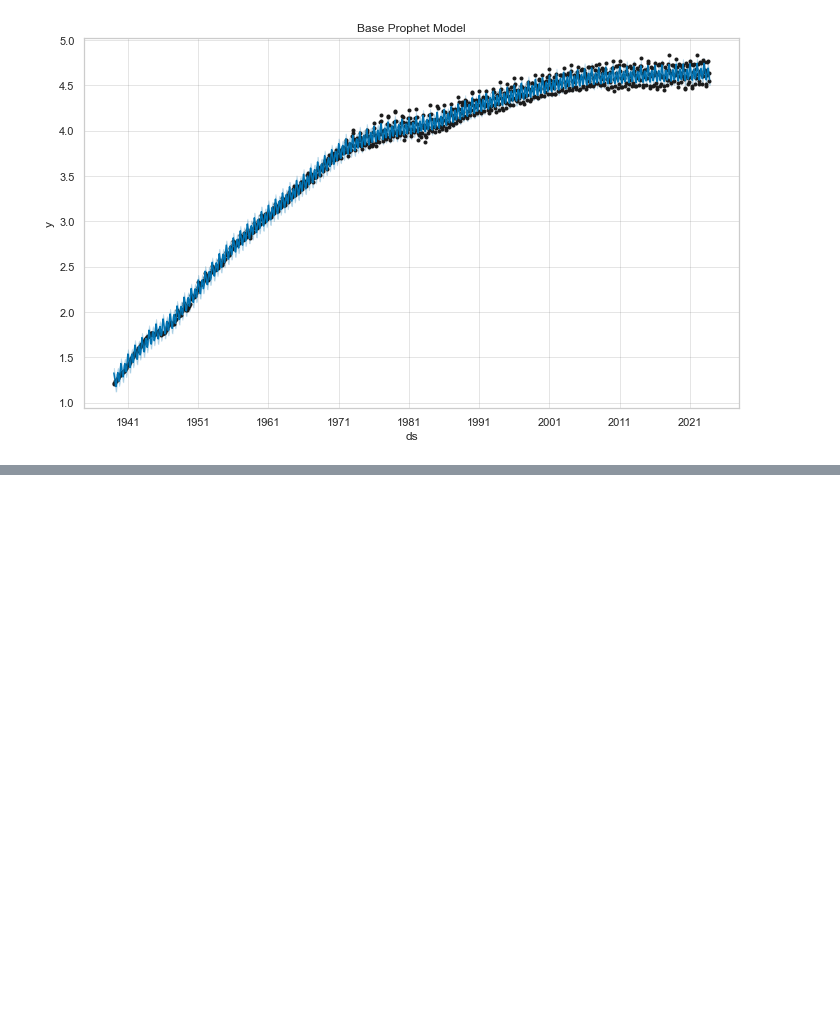
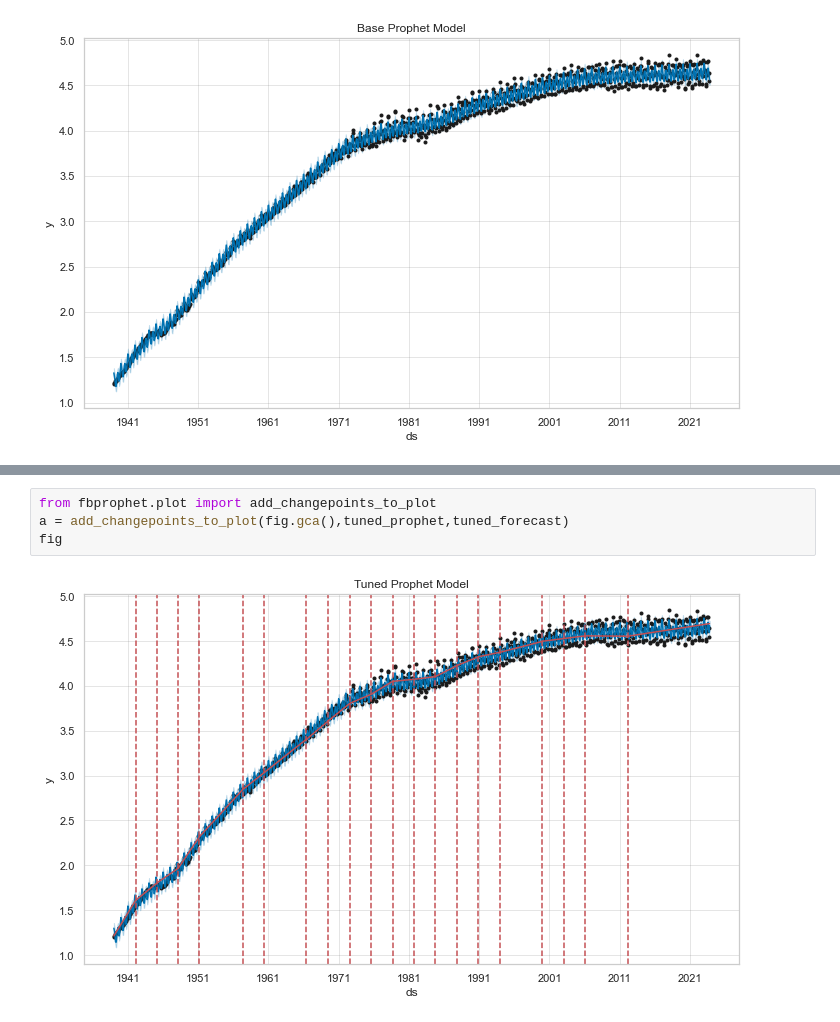
Before and after one commit to DennisMuendo/dsc-project-phase-4, a Jupyter notebook: Energy Prediction.ipynb, the cells around one changed output, grey strips where cells are left out. Saved outputs shown, nothing was run; the diff lists cells and outputs as text; blank space fills up the shorter version.

```diff
--- a/Energy Prediction.ipynb
+++ b/Energy Prediction.ipynb
@@ -750,0 +760,6 @@ Text(0.5, 1.0, 'Base Prophet Model')
+# %%
+from fbprophet.plot import add_changepoints_to_plot
+a = add_changepoints_to_plot(fig.gca(),tuned_prophet,tuned_forecast)
+fig
+# %% [output]
+[figure, added]
```
Also changed, not shown: parts of 22 cells of this notebook.
